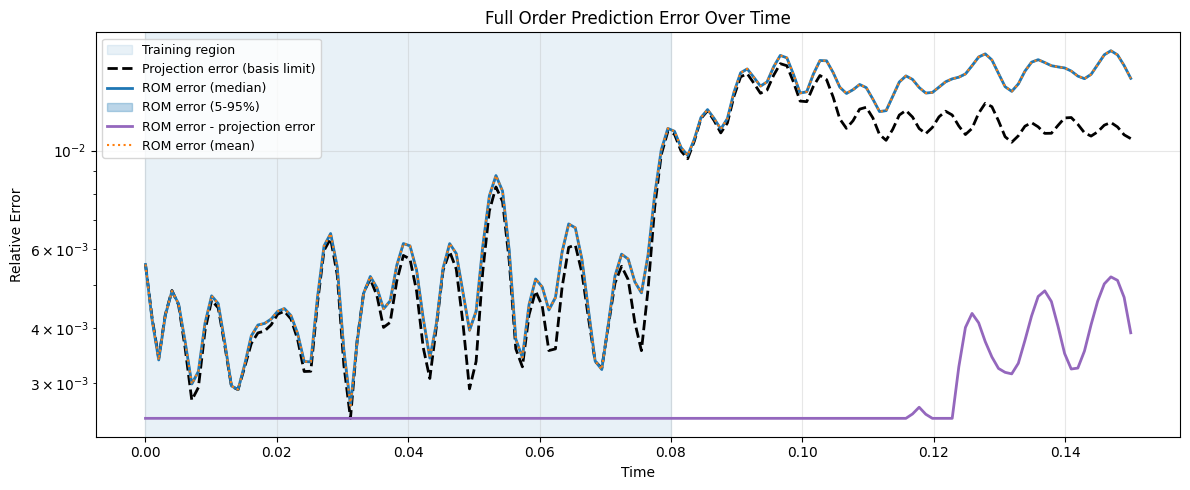
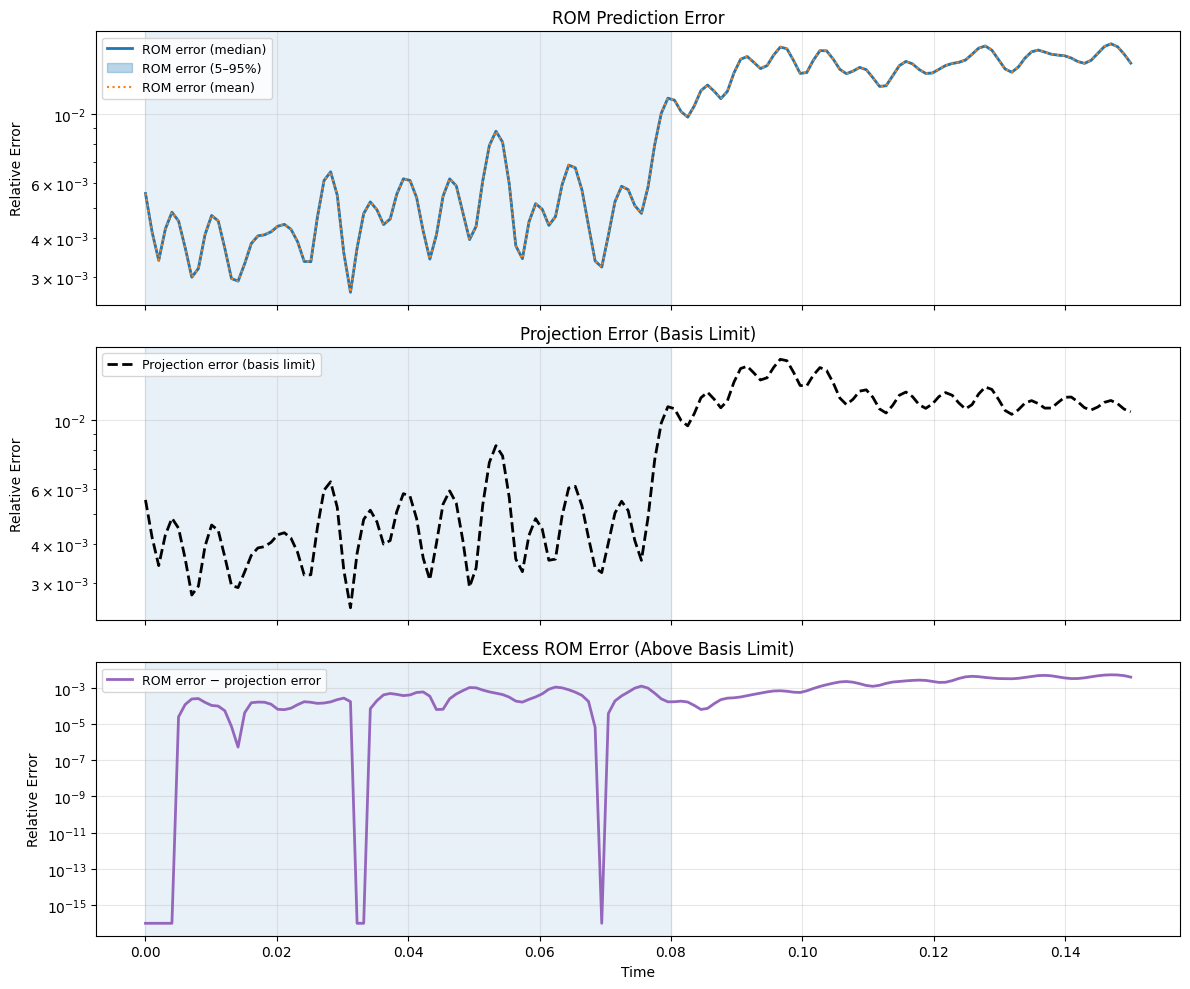
The notebook cell's code change between the first figure and the second:
--- before
+++ after
@@ -11,6 +11,6 @@
 print(f"Stable ROM solves on prediction domain: {len(rom_solves_prediction)}")
 
-# Compare ROM predictions to projection error baseline
-fig, ax = plot_full_order_error(
+# Compare ROM predictions to projection error baseline (3 separate subplots)
+fig, axes = plot_full_order_error(
     rom_solves=rom_solves_prediction,
     basis=basis,
@@ -20,4 +20,5 @@
     training_span=TRAINING_SPAN,
     error_type='relative',
+    figsize=(12, 10),
 )
 plt.show()

Commit: Updated some plotting stuff